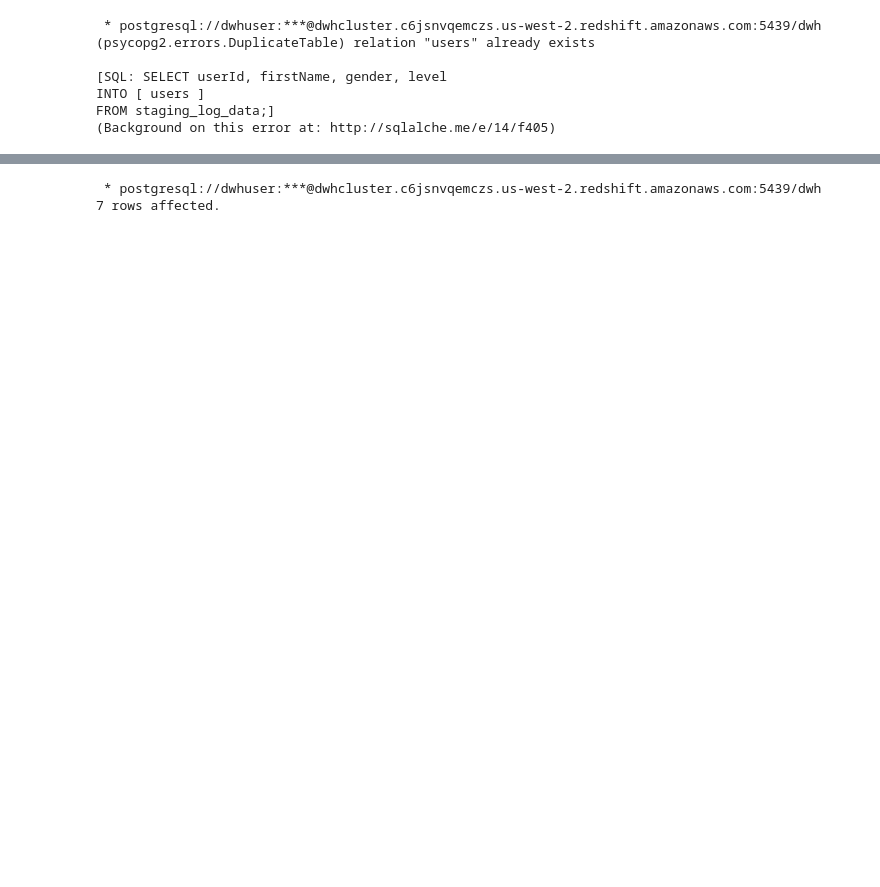
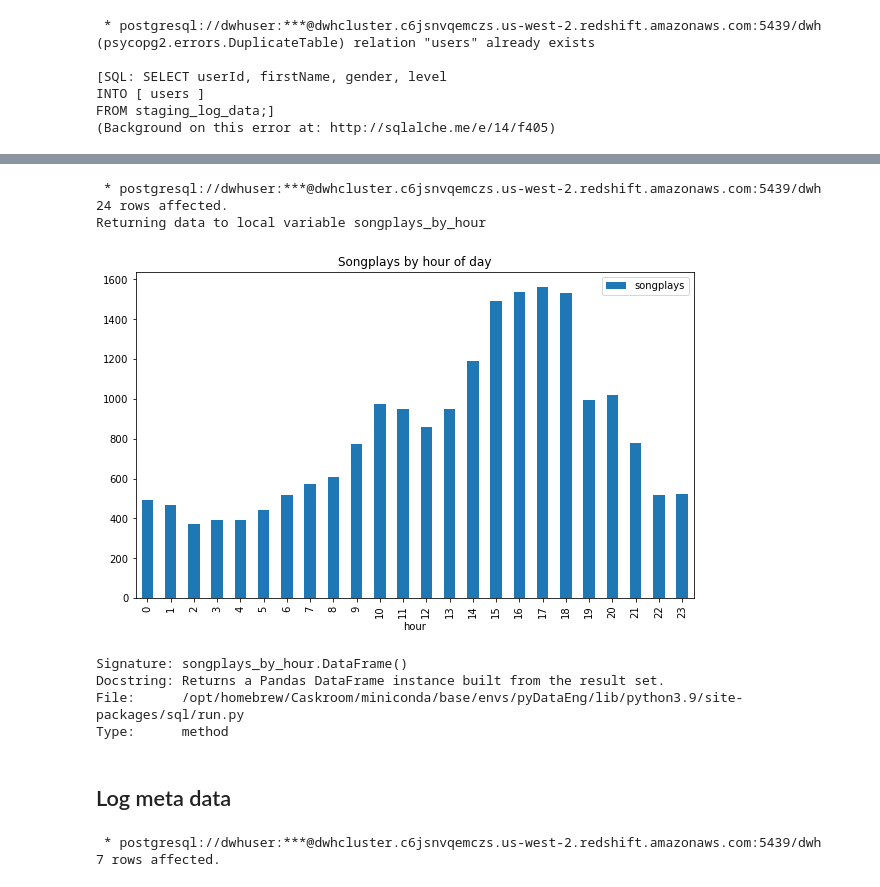
Before and after one commit to davidkuda/aws_dwh, a Jupyter notebook: notebooks/Sample_Loads.ipynb, the cells around one changed output, grey strips where cells are left out. Saved outputs shown, nothing was run; the diff lists cells and outputs as text; code cells hidden in the pictures; blank space fills up the shorter version.

```diff
--- a/notebooks/Sample_Loads.ipynb
+++ b/notebooks/Sample_Loads.ipynb
@@ -300,3 +608,34 @@ FROM staging_log_data;]
+# %%
+%%sql songplays_by_hour <<
+SELECT
+    EXTRACT(hour FROM start_time) as hour,
+    count(songplay_id) as songplays
+FROM songplays
+GROUP BY hour
+ORDER BY hour asc;
+# %% [output]
+ * postgresql://dwhuser:***@dwhcluster.c6jsnvqemczs.us-west-2.redshift.amazonaws.com:5439/dwh
+24 rows affected.
+Returning data to local variable songplays_by_hour
+# %%
+df = songplays_by_hour.DataFrame()
+df = df.set_index('hour')
+p = df.plot(kind='bar', figsize=(10, 6), title='Songplays by hour of day')
+#df.hist(bins=24)
+
+fig = p.get_figure()
+fig.savefig('figure.png')
+# %% [output]
+[figure, added]
+# %%
+songplays_by_hour.DataFrame?
+# %% [output]
+Signature: songplays_by_hour.DataFrame()
+Docstring: Returns a Pandas DataFrame instance built from the result set.
+File:      /opt/homebrew/Caskroom/miniconda/base/envs/pyDataEng/lib/python3.9/site-packages/sql/run.py
+Type:      method
+# %% [markdown]
+## Log meta data
 # %%
 %sql SELECT * FROM stl_load_errors;
 # %% [output]
```
Also changed, not shown: parts of 32 cells of this notebook.
